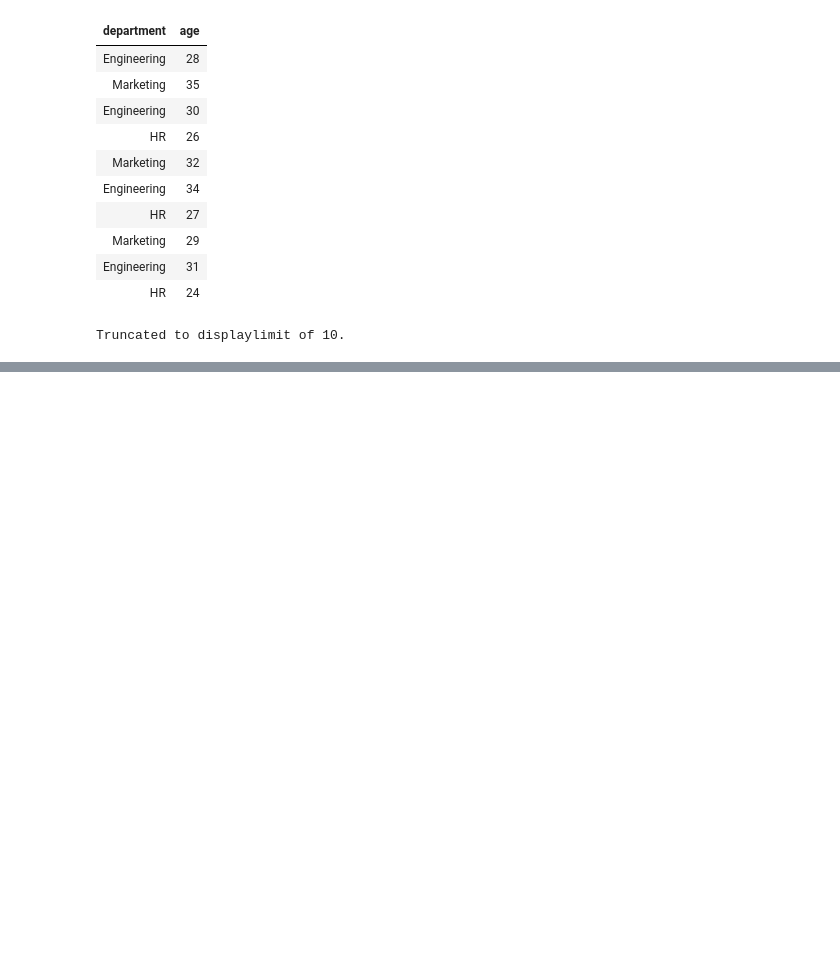
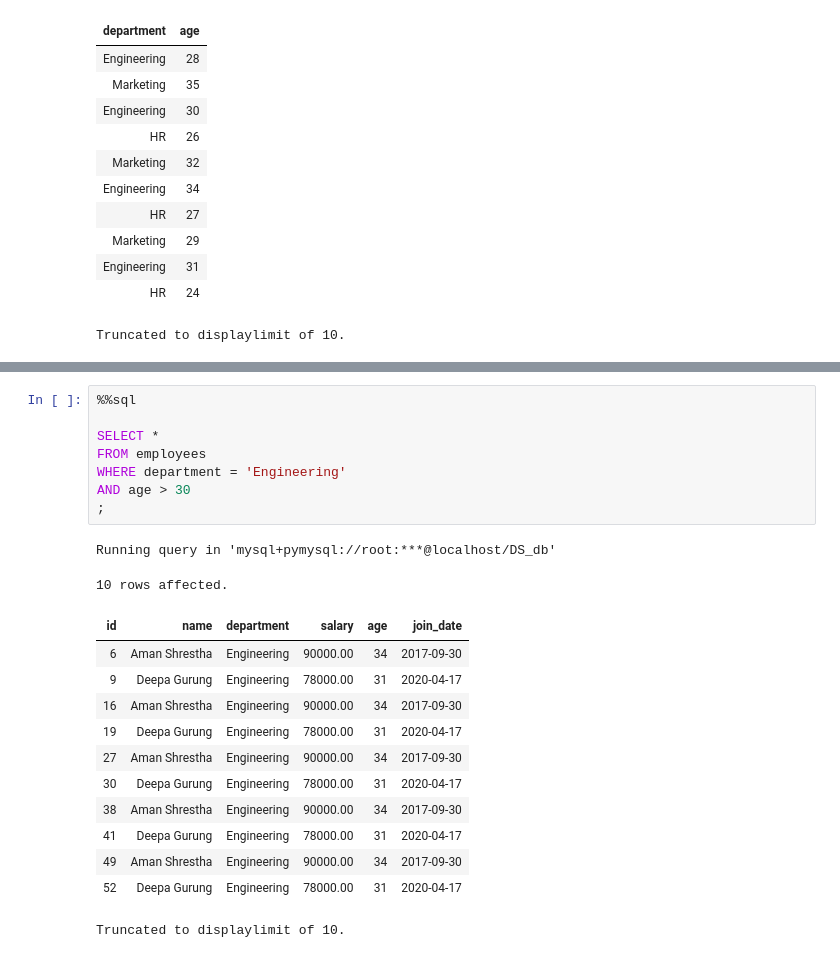
Before and after one commit to Kartika-Nidhi/SQLNotes, a Jupyter notebook: SQLNotes.ipynb, the cells around one changed output, grey strips where cells are left out. Cells and saved outputs as stored; diff of their text form; blank space fills up the shorter version.

```diff
--- a/SQLNotes.ipynb
+++ b/SQLNotes.ipynb
@@ -145,0 +212,23 @@ Truncated to displaylimit of 10.
+# %%
+%%sql
+
+SELECT *
+FROM employees
+WHERE department = 'Engineering'
+AND age > 30
+;
+# %% [output]
+Running query in 'mysql+pymysql://root:***@localhost/DS_db'
+10 rows affected.
+| id | name | department | salary | age | join_date |
+| 6 | Aman Shrestha | Engineering | 90000.00 | 34 | 2017-09-30 |
+| 9 | Deepa Gurung | Engineering | 78000.00 | 31 | 2020-04-17 |
+| 16 | Aman Shrestha | Engineering | 90000.00 | 34 | 2017-09-30 |
+| 19 | Deepa Gurung | Engineering | 78000.00 | 31 | 2020-04-17 |
+| 27 | Aman Shrestha | Engineering | 90000.00 | 34 | 2017-09-30 |
+| 30 | Deepa Gurung | Engineering | 78000.00 | 31 | 2020-04-17 |
+| 38 | Aman Shrestha | Engineering | 90000.00 | 34 | 2017-09-30 |
+| 41 | Deepa Gurung | Engineering | 78000.00 | 31 | 2020-04-17 |
+| 49 | Aman Shrestha | Engineering | 90000.00 | 34 | 2017-09-30 |
+| 52 | Deepa Gurung | Engineering | 78000.00 | 31 | 2020-04-17 |
+Truncated to displaylimit of 10.
```
Also changed, not shown: parts of 15 cells of this notebook.
